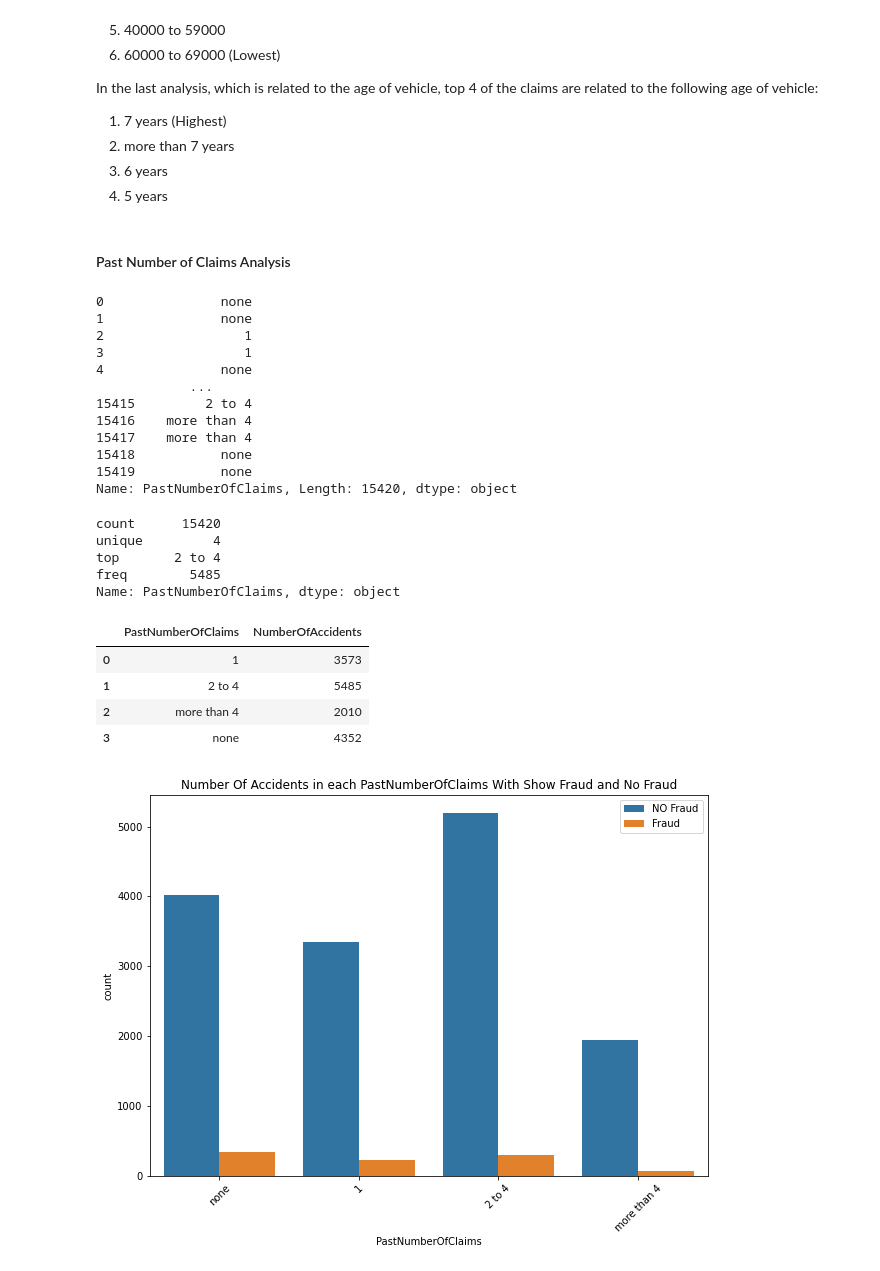
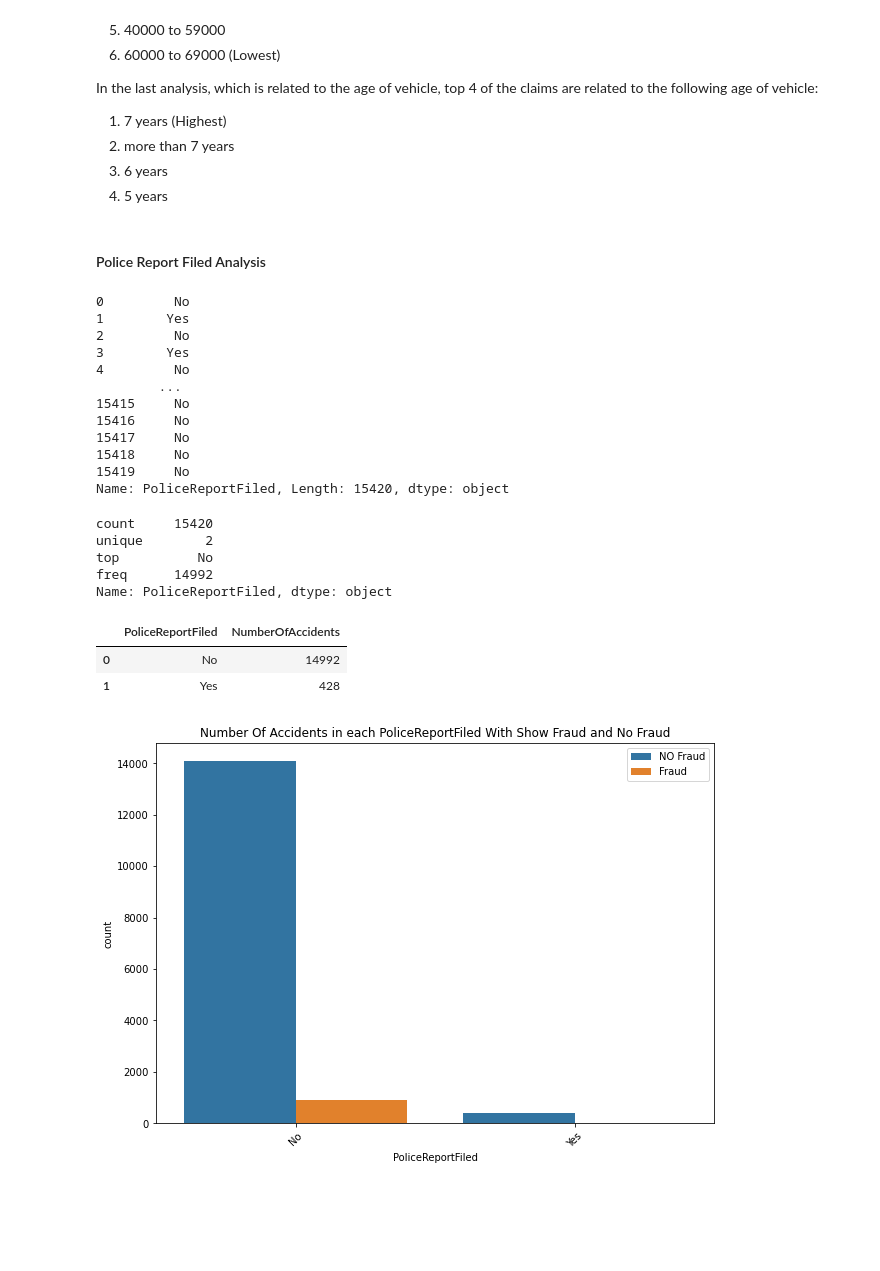
Before and after one commit to MohammadRouintan/Vehicle-Insurance-Claim-Fraud-Detection-Classification, a Jupyter notebook: Vehicle Insurance.ipynb, the cells around one changed output. Saved outputs shown, nothing was run; the diff lists cells and outputs as text; code cells hidden in the pictures; blank space fills up the shorter version.

Commit message:
complete agent type , witness present and police report filed analysis

```diff
--- a/Vehicle Insurance.ipynb
+++ b/Vehicle Insurance.ipynb
@@ -1138,48 +1138,46 @@ In the last analysis, which is related to the age of vehicle, top 4 of the claim
 2. more than 7 years
 3. 6 years
 4. 5 years
-# %% [markdown]
-#### Past Number of Claims Analysis
+# %% [markdown]
+#### Police Report Filed Analysis
 # %%
-vic['PastNumberOfClaims']
+vic['PoliceReportFiled']
 # %% [output]
-0               none
-1               none
-2                  1
-3                  1
-4               none
-            ...
-15415         2 to 4
-15416    more than 4
-15417    more than 4
-15418           none
-15419           none
-Name: PastNumberOfClaims, Length: 15420, dtype: object
+0         No
+1        Yes
+2         No
+3        Yes
+4         No
+        ...
+15415     No
+15416     No
+15417     No
+15418     No
+15419     No
+Name: PoliceReportFiled, Length: 15420, dtype: object
 # %%
-vic['PastNumberOfClaims'].describe()
+vic['PoliceReportFiled'].describe()
 # %% [output]
-count      15420
-unique         4
-top       2 to 4
-freq        5485
-Name: PastNumberOfClaims, dtype: object
+count     15420
+unique        2
+top          No
+freq      14992
+Name: PoliceReportFiled, dtype: object
 # %%
-past = pd.DataFrame(vic.groupby(['PastNumberOfClaims']).size()).reset_index()
-past = past.rename(columns={0: 'NumberOfAccidents'})
-past
+report = pd.DataFrame(vic.groupby(['PoliceReportFiled']).size()).reset_index()
+report = report.rename(columns={0: 'NumberOfAccidents'})
+report
 # %% [output]
-|  | PastNumberOfClaims | NumberOfAccidents |
-| 0 | 1 | 3573 |
-| 1 | 2 to 4 | 5485 |
-| 2 | more than 4 | 2010 |
-| 3 | none | 4352 |
+|  | PoliceReportFiled | NumberOfAccidents |
+| 0 | No | 14992 |
+| 1 | Yes | 428 |
 # %%
 plt.figure(figsize=(10, 7))
 labels = ['NO Fraud','Fraud']
-sns.countplot(x=vic['PastNumberOfClaims'], hue=vic['FraudFound_P'])
+sns.countplot(x=vic['PoliceReportFiled'], hue=vic['FraudFound_P'])
 plt.legend(labels, loc='best')
-plt.title('Number Of Accidents in each PastNumberOfClaims With Show Fraud and No Fraud')
+plt.title('Number Of Accidents in each PoliceReportFiled With Show Fraud and No Fraud')
 plt.xticks(rotation=45)
 plt.show()
 # %% [output]
-[figure, old version]
+[figure, new version]
```
Also changed, not shown: parts of 14 cells of this notebook.
